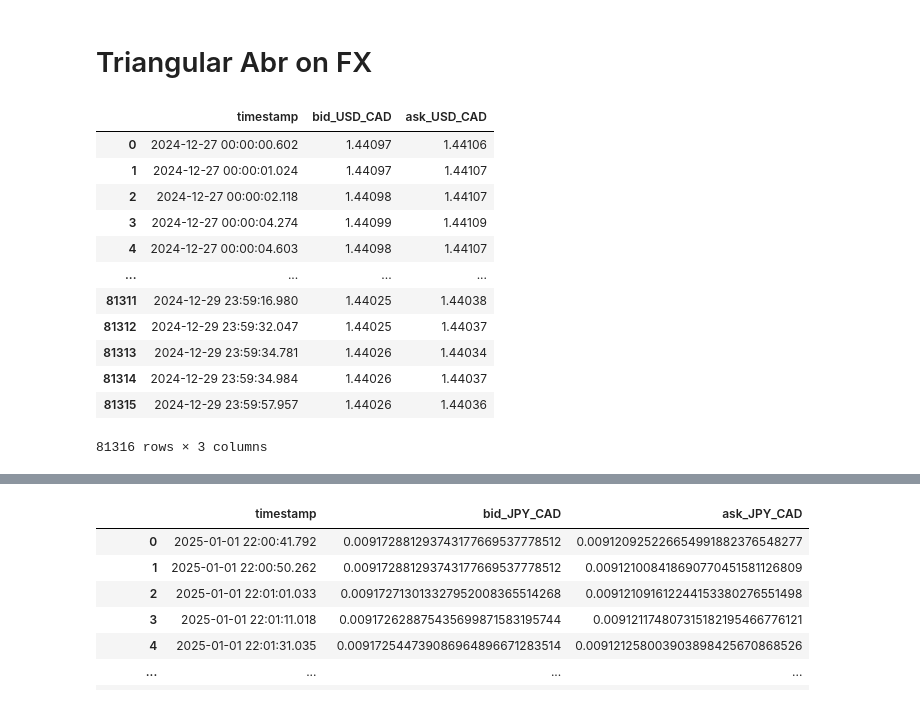
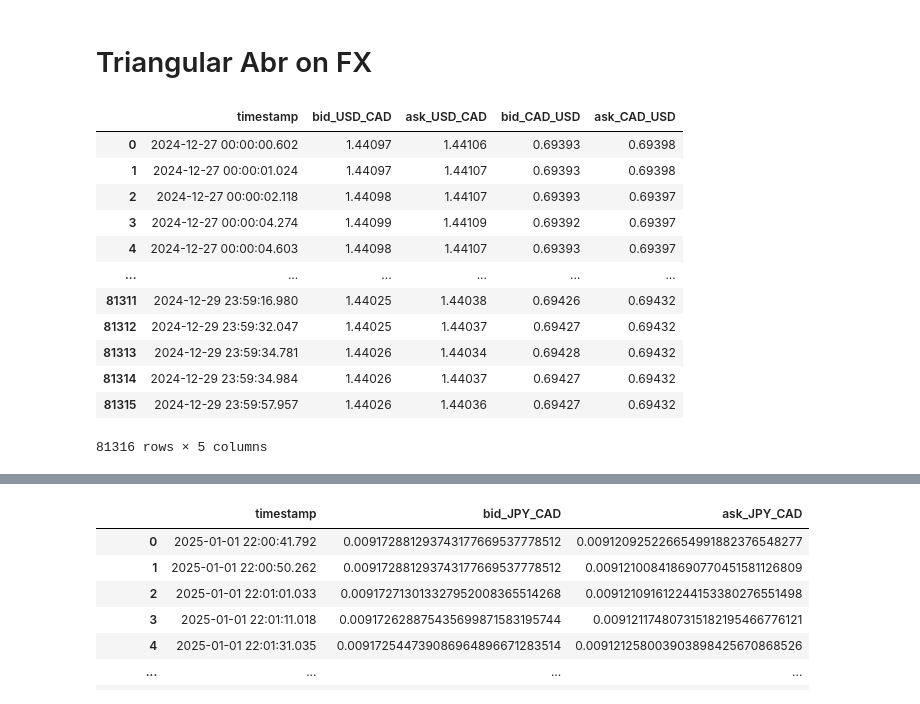
Before and after one commit to RealOnurGul/mqr-rl-fx-trading, a Jupyter notebook: cointegration.ipynb, the cells around one changed output, grey strips where cells are left out. Drawn from its saved outputs; the diff is of its cells as text; code cells hidden in the pictures.

```diff
--- a/cointegration.ipynb
+++ b/cointegration.ipynb
@@ -33,7 +33,7 @@ fx_tables_cache:dict[tuple[str, str], pd.DataFrame] = dict()
 # %%
 pattern = r'^([A-Z]{6})_\d{4}_\d{1,2}$'
 
-def get_forex_data(table_name: str, reverse: bool = False, start_date: str = None, end_date: str = None) -> pd.DataFrame:
+def get_forex_data(table_name: str, start_date: str = None, end_date: str = None) -> pd.DataFrame:
     # Default to one month ago if start_date is not provided
     if start_date is None:
         start_date = (datetime.now() - timedelta(days=30)).strftime("%Y-%m-%d %H:%M:%S")
@@ -43,12 +43,13 @@ def get_forex_data(table_name: str, reverse: bool = False, start_date: str = Non
         end_date = datetime.now().strftime("%Y-%m-%d %H:%M:%S")
 
     # Extract currency pair from table name
+    pattern = r"([A-Z]{6})"
     match = re.match(pattern, table_name)
     if not match:
         raise ValueError(f"Invalid table name format: {table_name}")
 
     currency_pair = match.group(1)
-    currency1, currency2 = (currency_pair[:3], currency_pair[3:]) if not reverse else (currency_pair[3:], currency_pair[:3])
+    currency1, currency2 = currency_pair[:3], currency_pair[3:]
 
     # Check cache first
     if (currency1, currency2, start_date, end_date) in fx_tables_cache:
@@ -69,19 +70,16 @@ def get_forex_data(table_name: str, reverse: bool = False, start_date: str = Non
     df = pd.DataFrame(rows, columns=["timestamp", f"bid_{currency1}_{currency2}", f"ask_{currency1}_{currency2}"])
     df["timestamp"] = pd.to_datetime(df["timestamp"])
 
-    # If reverse, calculate inverted bid/ask prices
-    if reverse:
-        bid_col, ask_col = f"bid_{currency1}_{currency2}", f"ask_{currency1}_{currency2}"
-        df[bid_col] = df[bid_col].replace(0, float("nan"))  # Prevent division by zero
-        df[ask_col] = df[ask_col].replace(0, float("nan"))
-        df[bid_col] = 1 / df[bid_col]
-        df[ask_col] = 1 / df[ask_col]
+    # Create reverse bid/ask prices
+    df[f"bid_{currency2}_{currency1}"] = df[f"ask_{currency1}_{currency2}"].replace(0, float("nan"))
+    df[f"ask_{currency2}_{currency1}"] = df[f"bid_{currency1}_{currency2}"].replace(0, float("nan"))
+    df[f"bid_{currency2}_{currency1}"] = (1 / df[f"bid_{currency2}_{currency1}"]).astype(float).round(5)
+    df[f"ask_{currency2}_{currency1}"] = (1 / df[f"ask_{currency2}_{currency1}"]).astype(float).round(5)
 
     # Cache the result
     fx_tables_cache[(currency1, currency2, start_date, end_date)] = df
 
     return df
-
 
 def getForexTables() -> tuple[dict[str, tuple[str, bool]], set[tuple[str, str]]]:
     cursor.execute("SHOW TABLES")
@@ -159,19 +157,19 @@ def join_forex_data(start_c: str, mid_c: str, end_c: str):
 
     return merged_df
 # %%
-usd_cad = get_forex_data('USDCAD_2024_12', False, '2024-12-27', '2024-12-30')
+usd_cad = get_forex_data('USDCAD_2024_12', '2024-12-27', '2024-12-30')
 usd_cad
 # %% [output]
-|  | timestamp | bid_USD_CAD | ask_USD_CAD |
-| 0 | 2024-12-27 00:00:00.602 | 1.44097 | 1.44106 |
-| 1 | 2024-12-27 00:00:01.024 | 1.44097 | 1.44107 |
-| 2 | 2024-12-27 00:00:02.118 | 1.44098 | 1.44107 |
-| 3 | 2024-12-27 00:00:04.274 | 1.44099 | 1.44109 |
-| 4 | 2024-12-27 00:00:04.603 | 1.44098 | 1.44107 |
-| ... | ... | ... | ... |
-| 81311 | 2024-12-29 23:59:16.980 | 1.44025 | 1.44038 |
-| 81312 | 2024-12-29 23:59:32.047 | 1.44025 | 1.44037 |
-| 81313 | 2024-12-29 23:59:34.781 | 1.44026 | 1.44034 |
-| 81314 | 2024-12-29 23:59:34.984 | 1.44026 | 1.44037 |
-| 81315 | 2024-12-29 23:59:57.957 | 1.44026 | 1.44036 |
+|  | timestamp | bid_USD_CAD | ask_USD_CAD | bid_CAD_USD | ask_CAD_USD |
+| 0 | 2024-12-27 00:00:00.602 | 1.44097 | 1.44106 | 0.69393 | 0.69398 |
+| 1 | 2024-12-27 00:00:01.024 | 1.44097 | 1.44107 | 0.69393 | 0.69398 |
+| 2 | 2024-12-27 00:00:02.118 | 1.44098 | 1.44107 | 0.69393 | 0.69397 |
+| 3 | 2024-12-27 00:00:04.274 | 1.44099 | 1.44109 | 0.69392 | 0.69397 |
+| 4 | 2024-12-27 00:00:04.603 | 1.44098 | 1.44107 | 0.69393 | 0.69397 |
+| ... | ... | ... | ... | ... | ... |
+| 81311 | 2024-12-29 23:59:16.980 | 1.44025 | 1.44038 | 0.69426 | 0.69432 |
+| 81312 | 2024-12-29 23:59:32.047 | 1.44025 | 1.44037 | 0.69427 | 0.69432 |
+| 81313 | 2024-12-29 23:59:34.781 | 1.44026 | 1.44034 | 0.69428 | 0.69432 |
+| 81314 | 2024-12-29 23:59:34.984 | 1.44026 | 1.44037 | 0.69427 | 0.69432 |
+| 81315 | 2024-12-29 23:59:57.957 | 1.44026 | 1.44036 | 0.69427 | 0.69432 |
-81316 rows × 3 columns
+81316 rows × 5 columns
```
Also changed, not shown: parts of 6 cells of this notebook.
